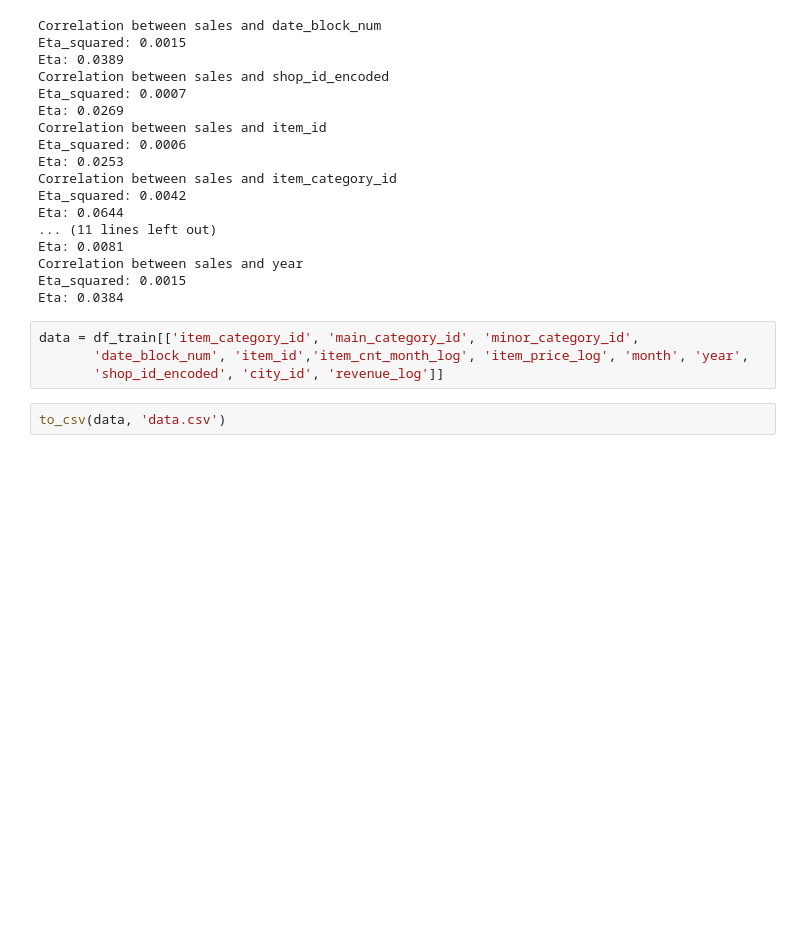
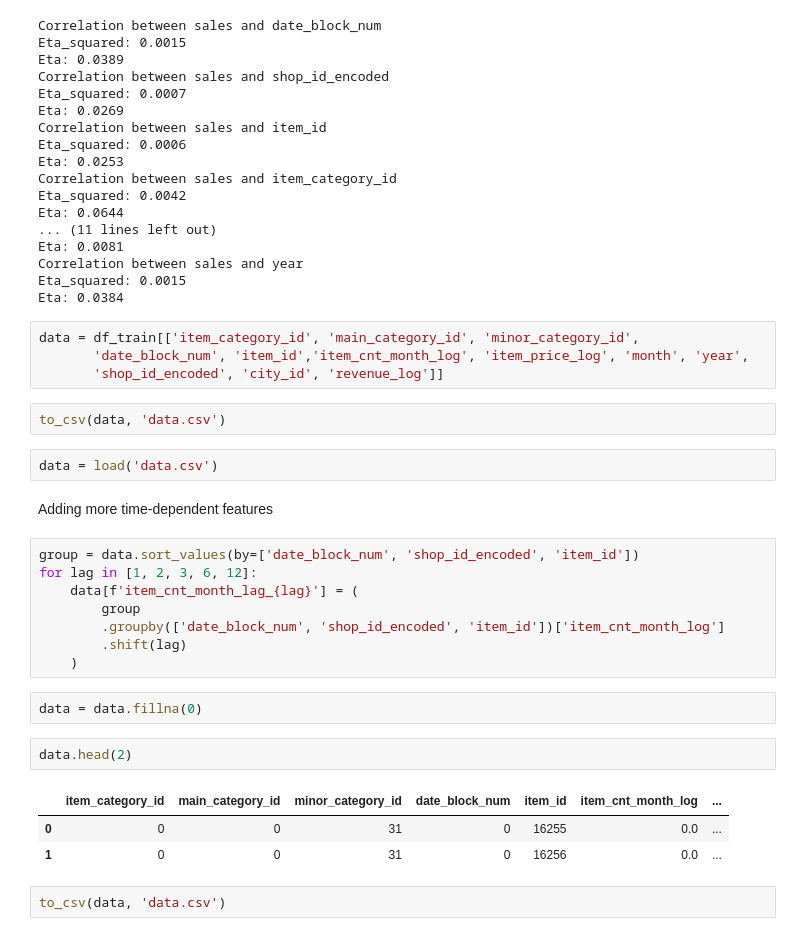
Before and after one commit to YPolina/Trainee, a Jupyter notebook: EDA.ipynb, the cells around one changed output. Drawn from its saved outputs; the diff is of its cells as text; blank space fills up the shorter version.

Commit message:
DS-1.2 EDA Changes: -	New features added: time-lags

```diff
--- a/EDA.ipynb
+++ b/EDA.ipynb
@@ -614,3 +614,25 @@ data = df_train[['item_category_id', 'main_category_id', 'minor_category_id',
        'shop_id_encoded', 'city_id', 'revenue_log']]
 # %%
 to_csv(data, 'data.csv')
+# %%
+data = load('data.csv')
+# %% [markdown]
+Adding more time-dependent features
+# %%
+group = data.sort_values(by=['date_block_num', 'shop_id_encoded', 'item_id'])
+for lag in [1, 2, 3, 6, 12]:
+    data[f'item_cnt_month_lag_{lag}'] = (
+        group
+        .groupby(['date_block_num', 'shop_id_encoded', 'item_id'])['item_cnt_month_log']
+        .shift(lag)
+    )
+# %%
+data = data.fillna(0)
+# %%
+data.head(2)
+# %% [output]
+|  | item_category_id | main_category_id | minor_category_id | date_block_num | item_id | item_cnt_month_log | ... |
+| 0 | 0 | 0 | 31 | 0 | 16255 | 0.0 | ... |
+| 1 | 0 | 0 | 31 | 0 | 16256 | 0.0 | ... |
+# %%
+to_csv(data, 'data.csv')
```
